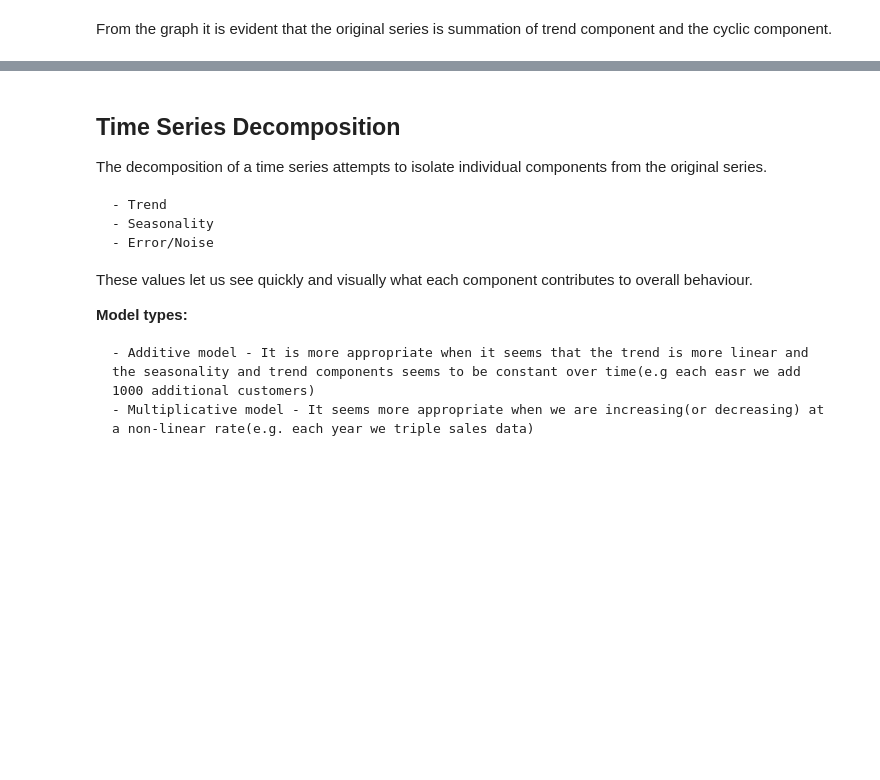
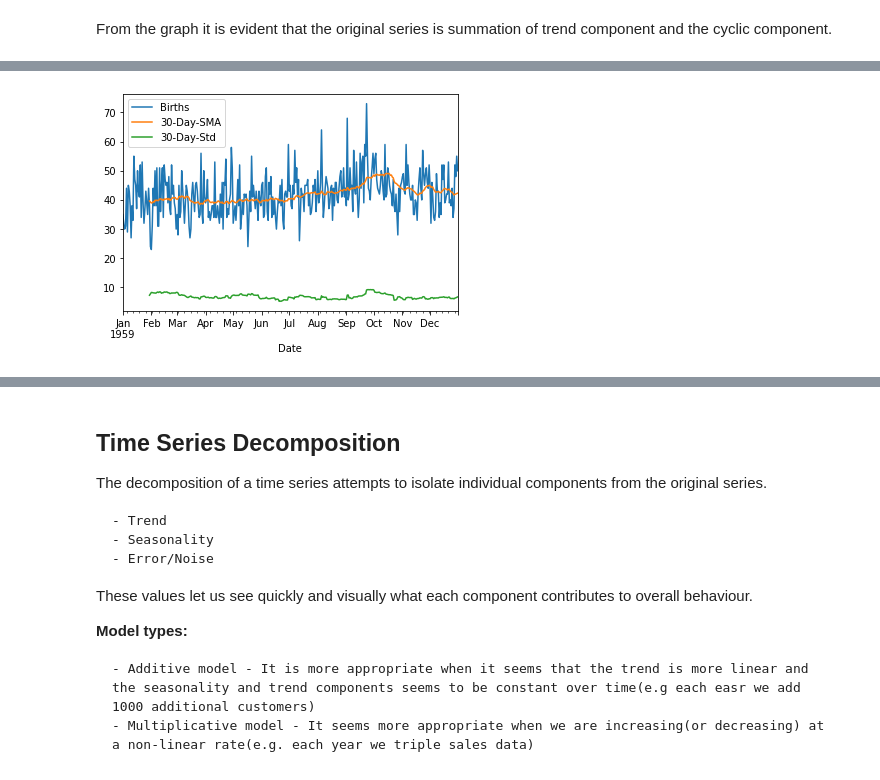
Before and after one commit to ajitsingh98/Time-Series-Analysis-and-Forecasting-with-Python, a Jupyter notebook: Time_Series_Data_Analysis.ipynb, the cells around one changed output, grey strips where cells are left out. Drawn from its saved outputs; the diff is of its cells as text; code cells hidden in the pictures; blank space fills up the shorter version.

```diff
--- a/Time_Series_Analysis_Sales_Data.ipynb
+++ b/Time_Series_Data_Analysis.ipynb
@@ -156,0 +245,7 @@ From the graph it is evident that the original series is summation of trend comp
+# %%
+df2['30-Day-SMA'] = df2['Births'].rolling(window=30).mean()
+df2['30-Day-Std'] = df2['Births'].rolling(window=30).std()
+
+df2[['Births','30-Day-SMA','30-Day-Std']].plot();
+# %% [output]
+[figure, added]
```
Also changed, not shown: parts of 24 cells of this notebook, 3 other files.
